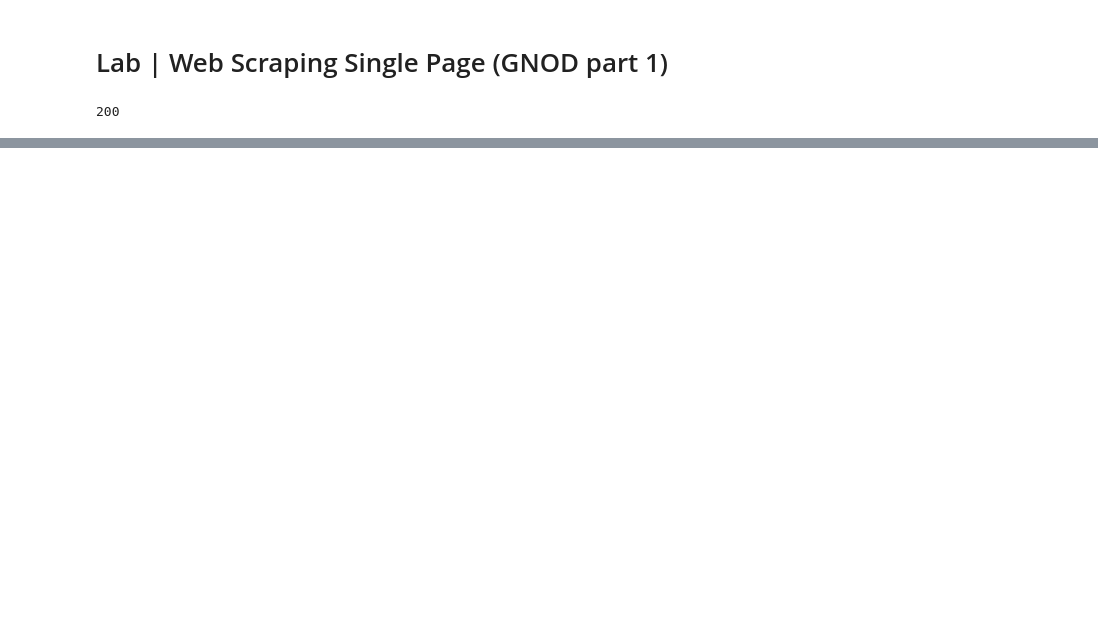
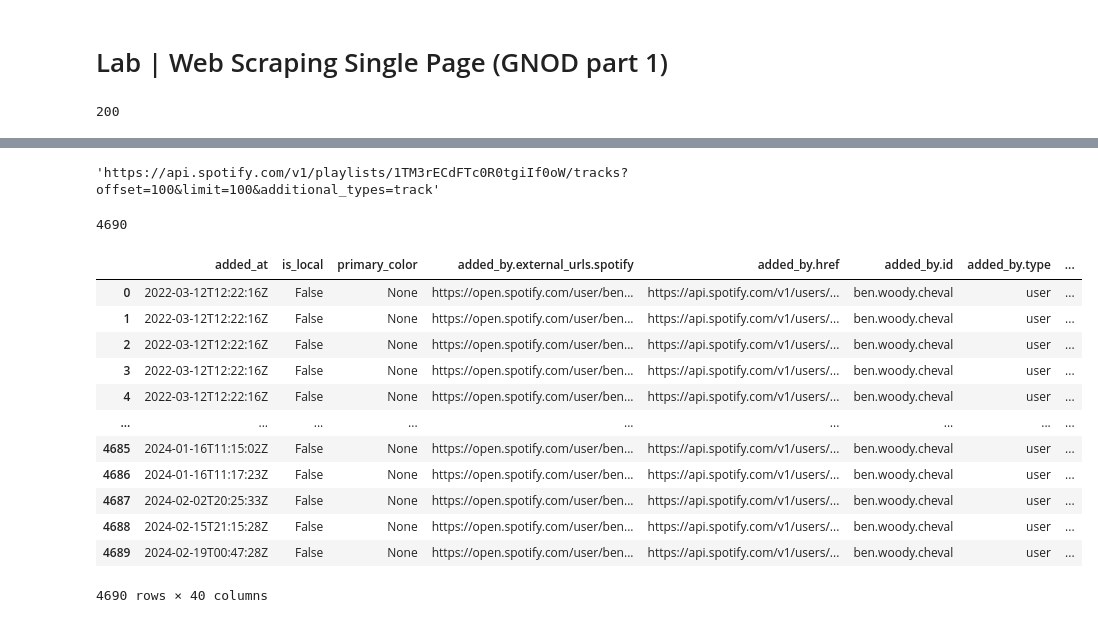
Before and after one commit to Dan2024IronHack/lab-web-scraping-single-page, a Jupyter notebook: Lab_scrapping gnod.ipynb, the cells around one changed output, grey strips where cells are left out. Saved outputs shown, nothing was run; the diff lists cells and outputs as text; code cells hidden in the pictures; blank space fills up the shorter version.

```diff
--- a/Lab_scrapping gnod.ipynb
+++ b/Lab_scrapping gnod.ipynb
@@ -184,0 +199,6 @@ Thank you for the input but we currently have no recommendation for this song.
+# %%
+# Enter to Spotify
+
+#Initialize SpotiPy with user credentials
+sp = spotipy.Spotify(auth_manager=SpotifyClientCredentials(client_id=secrets_dict['clientid'],
+                                                           client_secret=secrets_dict['clientsecret']))
@@ -184,0 +216,22 @@ Thank you for the input but we currently have no recommendation for this song.
+# %%
+# we could use the url to the next page which is provided...
+playlist['next']
+# %% [output]
+'https://api.spotify.com/v1/playlists/1TM3rECdFTc0R0tgiIf0oW/tracks?offset=100&limit=100&additional_types=track'
+# %%
+from random import randint
+from time import sleep
+
+def get_playlist_tracks(playlist_id):
+    results = sp.user_playlist_tracks("spotify",playlist_id)
+    tracks = results['items']
+    while results['next']!=None:
+        results = sp.next(results)
+        tracks = tracks + results['items']
+        sleep(randint(1,3000)/1000) # respectful nap
+    return tracks
+# %%
+all_tracks = get_playlist_tracks("1TM3rECdFTc0R0tgiIf0oW")
+len(all_tracks)
+# %% [output]
+4690
@@ -184,0 +241,18 @@ Thank you for the input but we currently have no recommendation for this song.
+# %%
+tracks2 = json_normalize(all_tracks)
+# %%
+tracks2
+# %% [output]
+|  | added_at | is_local | primary_color | added_by.external_urls.spotify | added_by.href | added_by.id | added_by.type | ... |
+| 0 | 2022-03-12T12:22:16Z | False | None | https://open.spotify.com/user/ben... | https://api.spotify.com/v1/users/... | ben.woody.cheval | user | ... |
+| 1 | 2022-03-12T12:22:16Z | False | None | https://open.spotify.com/user/ben... | https://api.spotify.com/v1/users/... | ben.woody.cheval | user | ... |
+| 2 | 2022-03-12T12:22:16Z | False | None | https://open.spotify.com/user/ben... | https://api.spotify.com/v1/users/... | ben.woody.cheval | user | ... |
+| 3 | 2022-03-12T12:22:16Z | False | None | https://open.spotify.com/user/ben... | https://api.spotify.com/v1/users/... | ben.woody.cheval | user | ... |
+| 4 | 2022-03-12T12:22:16Z | False | None | https://open.spotify.com/user/ben... | https://api.spotify.com/v1/users/... | ben.woody.cheval | user | ... |
+| ... | ... | ... | ... | ... | ... | ... | ... | ... |
+| 4685 | 2024-01-16T11:15:02Z | False | None | https://open.spotify.com/user/ben... | https://api.spotify.com/v1/users/... | ben.woody.cheval | user | ... |
+| 4686 | 2024-01-16T11:17:23Z | False | None | https://open.spotify.com/user/ben... | https://api.spotify.com/v1/users/... | ben.woody.cheval | user | ... |
+| 4687 | 2024-02-02T20:25:33Z | False | None | https://open.spotify.com/user/ben... | https://api.spotify.com/v1/users/... | ben.woody.cheval | user | ... |
+| 4688 | 2024-02-15T21:15:28Z | False | None | https://open.spotify.com/user/ben... | https://api.spotify.com/v1/users/... | ben.woody.cheval | user | ... |
+| 4689 | 2024-02-19T00:47:28Z | False | None | https://open.spotify.com/user/ben... | https://api.spotify.com/v1/users/... | ben.woody.cheval | user | ... |
+4690 rows × 40 columns
```
Also changed, not shown: parts of 21 cells of this notebook, 2 other files.
